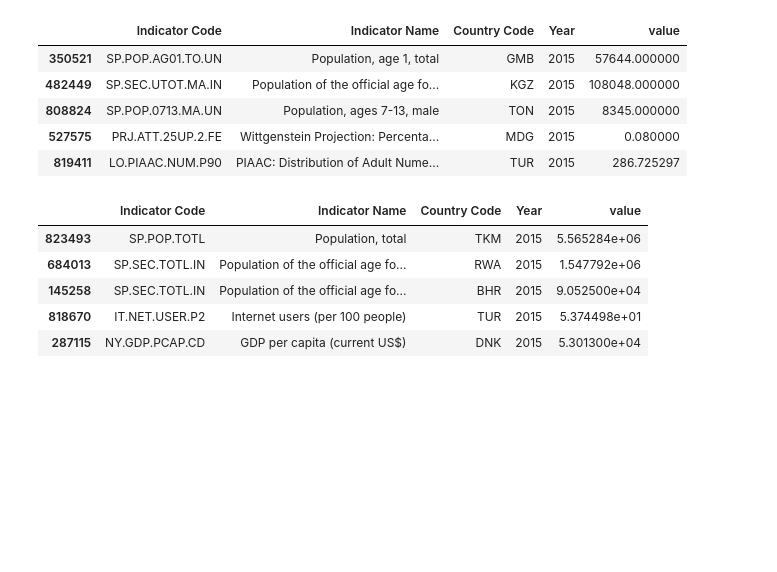
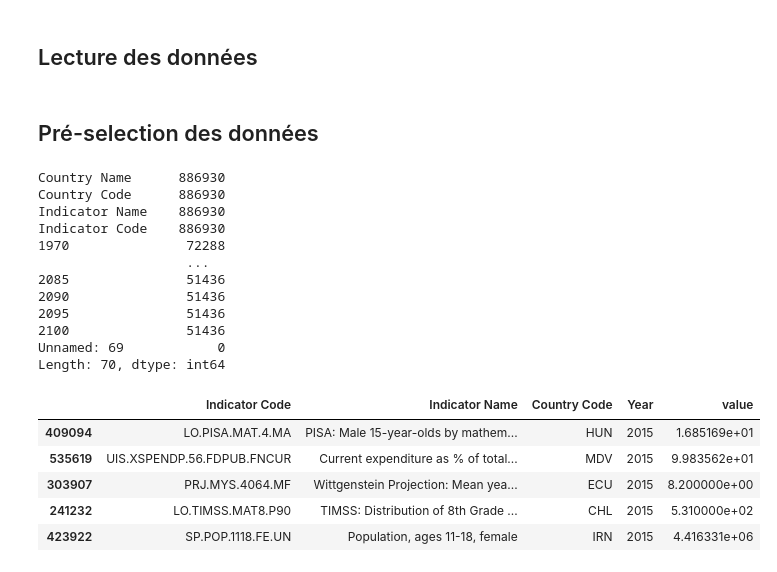
Before and after one commit to axibord/Data_Science, a Jupyter notebook: Test_solo2.ipynb, the cells around one changed output. Cells and saved outputs as stored; diff of their text form; code cells hidden in the pictures; blank space fills up the shorter version.

```diff
--- a/Test_solo2.ipynb
+++ b/Test_solo2.ipynb
@@ -1,42 +1,60 @@
 # %%
-import os   #cette ligneet celle du dessous sonts sensées trouver la pathing du fichier csv qu'on veut ouvrir avec PANDAS
-os.getcwd()
-%matplotlib inline
+# import os   #cette ligneet celle du dessous sonts sensées trouver la pathing du fichier csv qu'on veut ouvrir avec PANDAS
+# os.getcwd()
 import numpy as np
 import pandas as pd
 import statsmodels.api as sm
 %matplotlib inline
 import matplotlib.pyplot as plt
 import seaborn as sns
-from random import randint
-from enum import Enum
-import collections, numpy # count the occurrence of certain item in an ndarray in Python
 sns.set()
 
-pd.options.display.max_rows = 10000
+# pd.options.display.max_rows = 10000
 
 from IPython.core.interactiveshell import InteractiveShell
 InteractiveShell.ast_node_interactivity = "all"
+# %% [markdown]
+## Lecture des données
 # %%
 # Lecture de notre data pricipal :
 
 data = pd.read_csv('data/EdStatsData.csv')
+# %% [markdown]
+## Pré-selection des données
 # %%
+# On remarque que l'année 2015 est la plus remplie et la plus récente au meme temps, donc je decide de selectionner l'année 2015 pour l'étude
+data.count()
+
 # Selection des data pour l'année 2015:
 
 data = data.drop(['Country Name','Unnamed: 69'], axis=1)
 data = data.drop(data.loc[:,'1970':'2014'], axis=1)
 data = data.drop(data.loc[:,'2016':'2100'], axis=1)
+
+#creation d'une colone supplementaire 'Year' et "value" pour avoir l'année et sa valeur separemment
 data = pd.melt(data,id_vars = ['Indicator Code','Indicator Name','Country Code',],var_name='Year')
 
-# on drop seulement un seul indicateur d'un pays et pas tout les indics du pays
+# on drop les indicateurs qui n'ont aucune valeurs renseigné pour cette année, on peut faire cela car on étudie sur une année seulement donc d'autre cas il faudra choisir
+# combien de valeurs null qu'on peut se permetrre avec thresh =
 data = data.dropna()
 
 data.sample(5)
 # %% [output]
+Country Name      886930
+Country Code      886930
+Indicator Name    886930
+Indicator Code    886930
+1970               72288
+                   ...
+2085               51436
+2090               51436
+2095               51436
+2100               51436
+Unnamed: 69            0
+Length: 70, dtype: int64
 |  | Indicator Code | Indicator Name | Country Code | Year | value |
-| 350521 | SP.POP.AG01.TO.UN | Population, age 1, total | GMB | 2015 | 57644.000000 |
-| 482449 | SP.SEC.UTOT.MA.IN | Population of the official age fo... | KGZ | 2015 | 108048.000000 |
-| 808824 | SP.POP.0713.MA.UN | Population, ages 7-13, male | TON | 2015 | 8345.000000 |
-| 527575 | PRJ.ATT.25UP.2.FE | Wittgenstein Projection: Percenta... | MDG | 2015 | 0.080000 |
-| 819411 | LO.PIAAC.NUM.P90 | PIAAC: Distribution of Adult Nume... | TUR | 2015 | 286.725297 |
+| 409094 | LO.PISA.MAT.4.MA | PISA: Male 15-year-olds by mathem... | HUN | 2015 | 1.685169e+01 |
+| 535619 | UIS.XSPENDP.56.FDPUB.FNCUR | Current expenditure as % of total... | MDV | 2015 | 9.983562e+01 |
+| 303907 | PRJ.MYS.4064.MF | Wittgenstein Projection: Mean yea... | ECU | 2015 | 8.200000e+00 |
+| 241232 | LO.TIMSS.MAT8.P90 | TIMSS: Distribution of 8th Grade ... | CHL | 2015 | 5.310000e+02 |
+| 423922 | SP.POP.1118.FE.UN | Population, ages 11-18, female | IRN | 2015 | 4.416331e+06 |
@@ -47,24 +60,0 @@ data.sample(5)
-# %%
-# L'idée ici c'est de prendre les indicateurs qui se sont repeter au moins 70% du nombres de pays disponible ( dans notre cas 242)
-
-data=data.groupby('Indicator Code').filter(lambda x: x['Indicator Code'].size>130)
-
-# Je selectionne les indicateurs interessants et qui ont la fréquence d'apparition la plus elevée(voir en haut)
-
-test = data.loc[data['Indicator Code'].isin(['SP.POP.TOTL', 'IT.NET.USER.P2','SP.SEC.TOTL.IN',
-                                         'NY.GDP.PCAP.CD','SP.SEC.TOTL.IN',
-                                         'SP.POP.1524.TO.UN','PRJ.POP.ALL.3.MF','PRJ.POP.ALL.4.MF'])]
-
-# j'ai visualiser avec un value counts les pays et j'enleve ceux qui se sont repetés moins6 fois car jai 8 indics pricipaux
-
-
-test = test.groupby(['Country Code']).filter(lambda x : x['Country Code'].size>6)
-
-test.sort_values('Country Code').sample(5)
-# %% [output]
-|  | Indicator Code | Indicator Name | Country Code | Year | value |
-| 823493 | SP.POP.TOTL | Population, total | TKM | 2015 | 5.565284e+06 |
-| 684013 | SP.SEC.TOTL.IN | Population of the official age fo... | RWA | 2015 | 1.547792e+06 |
-| 145258 | SP.SEC.TOTL.IN | Population of the official age fo... | BHR | 2015 | 9.052500e+04 |
-| 818670 | IT.NET.USER.P2 | Internet users (per 100 people) | TUR | 2015 | 5.374498e+01 |
-| 287115 | NY.GDP.PCAP.CD | GDP per capita (current US$) | DNK | 2015 | 5.301300e+04 |
```
Also changed, not shown: parts of 17 cells of this notebook.
